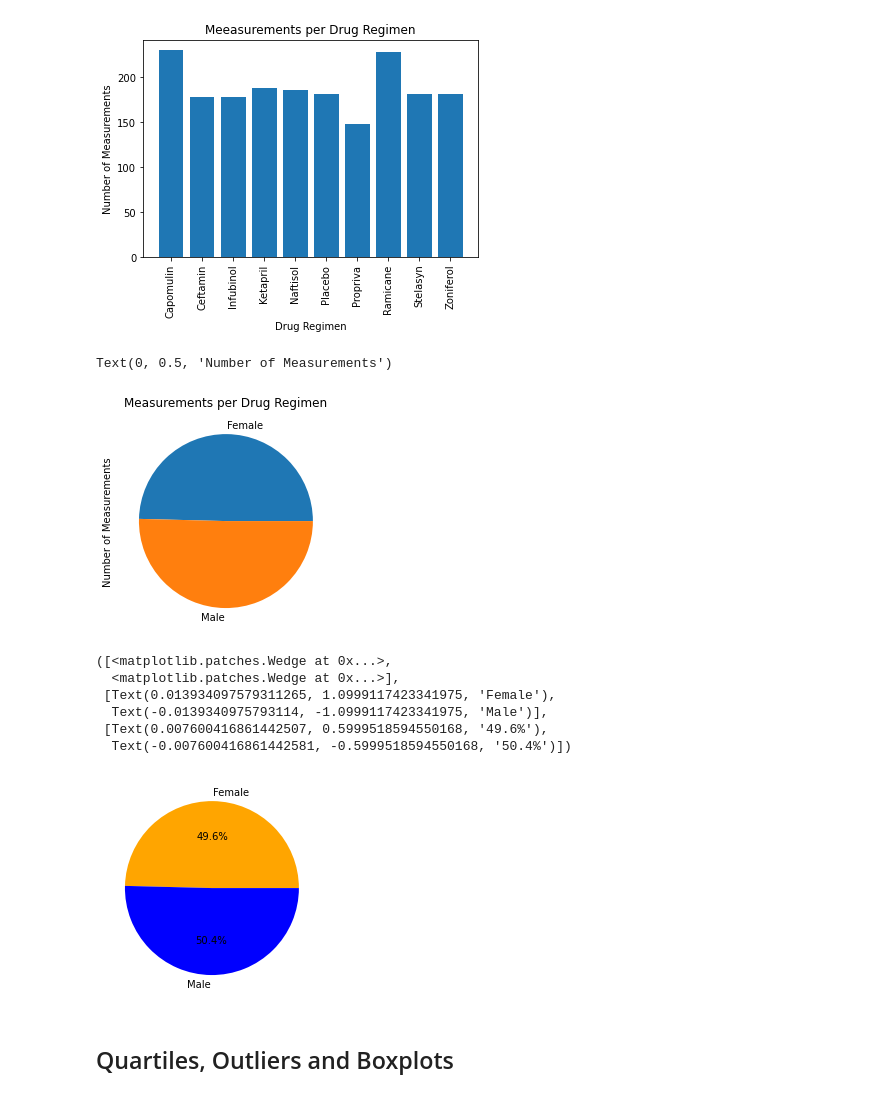
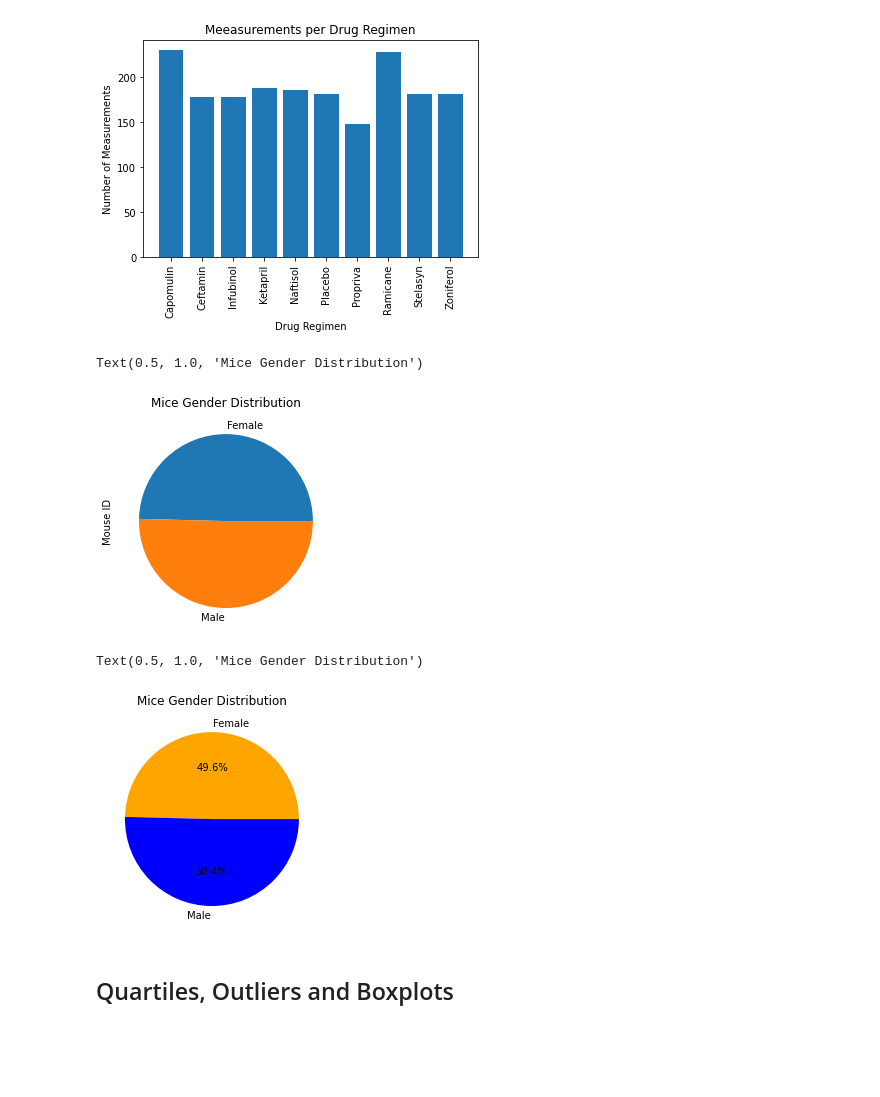
Before and after one commit to d-jimenez/Matplotlib-Challenge, a Jupyter notebook: Pymaceuticals/main.ipynb, the cells around one changed output. Cells and saved outputs as stored; diff of their text form; code cells hidden in the pictures; blank space fills up the shorter version.

```diff
--- a/Pymaceuticals/main.ipynb
+++ b/Pymaceuticals/main.ipynb
@@ -223,34 +260,30 @@ gender_df
 
 gender_df.plot(kind='pie')
 
-plt.title("Measurements per Drug Regimen")
-plt.ylabel('Number of Measurements')
+plt.title("Mice Gender Distribution")
+# plt.ylabel('Number of Measurements')
 # %% [output]
-Text(0, 0.5, 'Number of Measurements')
+Text(0.5, 1.0, 'Mice Gender Distribution')
-[figure, old version]
+[figure, new version]
 # %%
 # Generate a pie plot showing the distribution of female versus male mice using pyplot
 gender_group=unique_mice_study_df.groupby('Sex')
 gender_df=gender_group['Mouse ID'].nunique()
 gender_df
 
 labels=list(gender_df.index)
 # labels
 
 values=list(gender_df)
 # values
 
 colors=['orange','blue']
 
 plt.pie(values,labels=labels,colors=colors, autopct="%1.1f%%")
+plt.title("Mice Gender Distribution")
 # %% [output]
-([<matplotlib.patches.Wedge at 0x...>,
-  <matplotlib.patches.Wedge at 0x...>],
- [Text(0.013934097579311265, 1.0999117423341975, 'Female'),
-  Text(-0.0139340975793114, -1.0999117423341975, 'Male')],
- [Text(0.007600416861442507, 0.5999518594550168, '49.6%'),
-  Text(-0.007600416861442581, -0.5999518594550168, '50.4%')])
+Text(0.5, 1.0, 'Mice Gender Distribution')
-[figure, old version]
+[figure, new version]
 # %% [markdown]
 ## Quartiles, Outliers and Boxplots
 # %%
```
Also changed, not shown: parts of 3 cells of this notebook.
